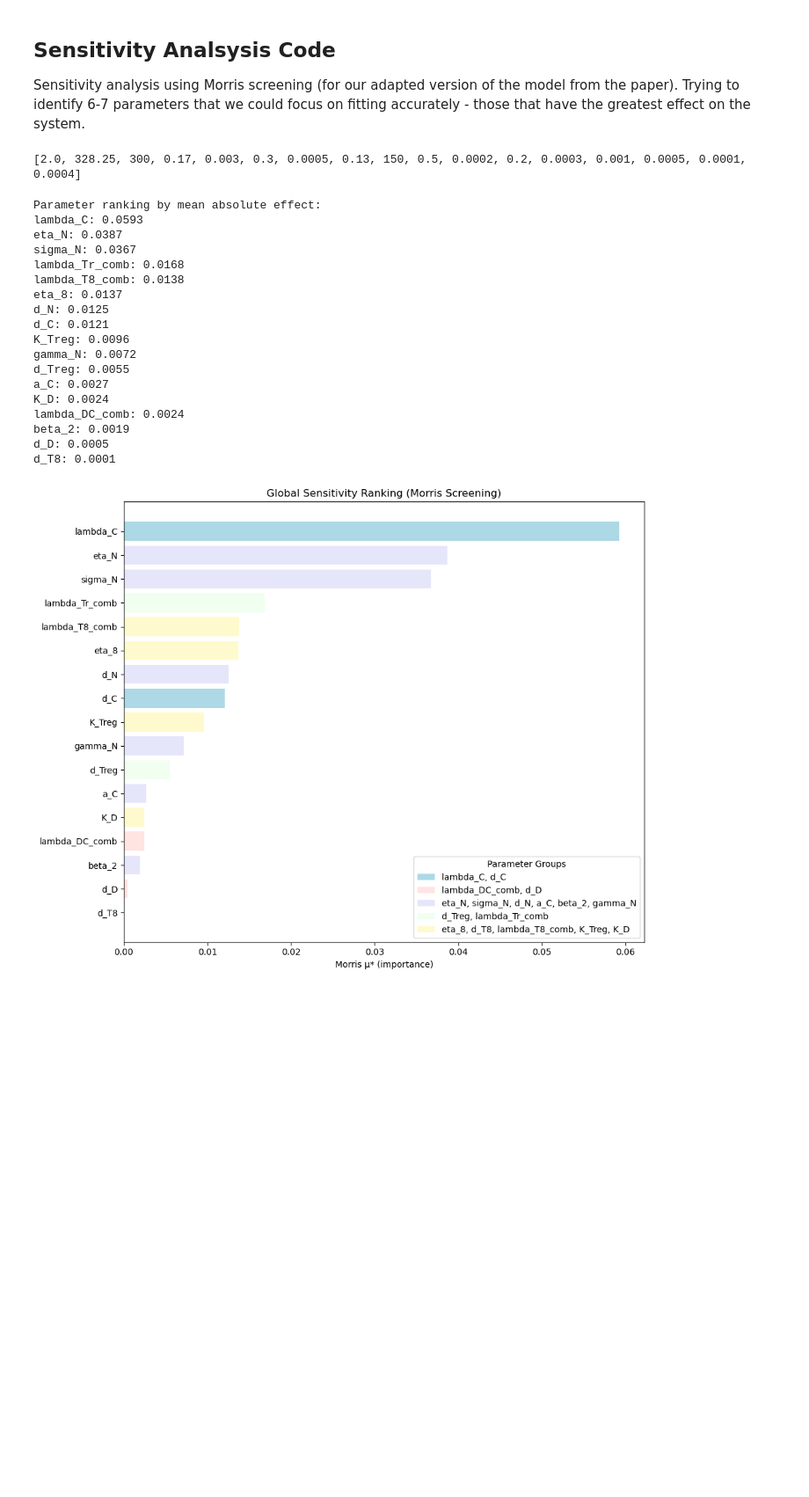
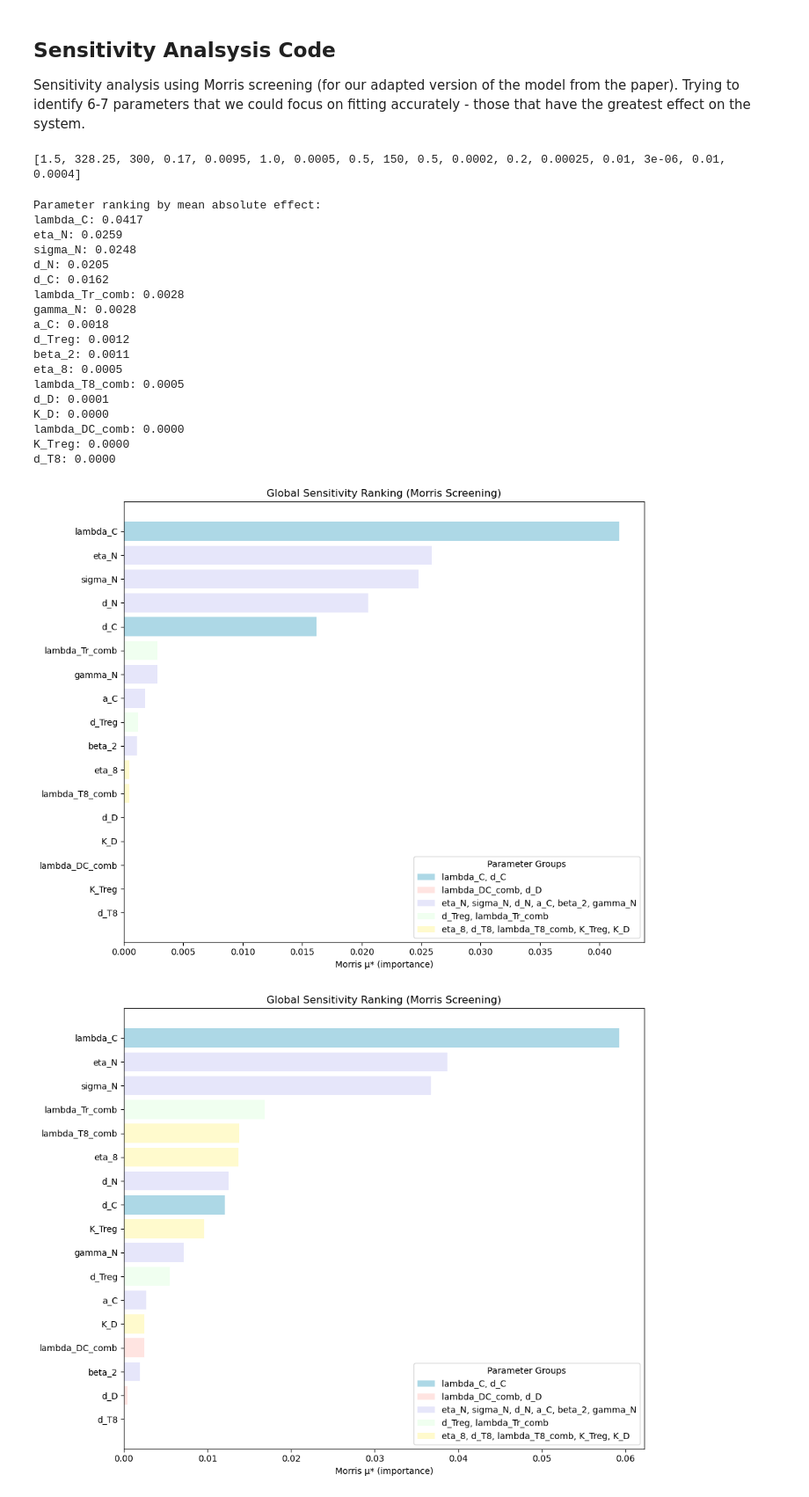
Before and after one commit to ZP-likes-coding/Cancer_immune_interaction, a Jupyter notebook: sensitivity_analysis_CANCER.ipynb, the cells around one changed output. Shown at 88% size. Drawn from its saved outputs; the diff is of its cells as text; code cells hidden in the pictures; blank space fills up the shorter version.

```diff
--- a/sensitivity_analysis_CANCER.ipynb
+++ b/sensitivity_analysis_CANCER.ipynb
@@ -70,6 +70,8 @@ baseline_params = {'lambda_C': 1.5, 'C_M': 0.8, 'eta_8': 328.25, 'eta_N': 300, '
 baseline_params = {'lambda_C': 2.0, 'C_M': 0.8, 'eta_8': 328.25, 'eta_N': 300, 'd_C': 0.17, 'lambda_DC_comb': 0.003, 'K_C': 0.4, 'd_D': 0.3, 'sigma_N': 0.0005, 'd_N': 0.13, 'gamma_N': 150, 'a_C': 0.5, 'beta_1': 0.4, 'beta_2': 0.0002, 'd_Tr': 0.2, 'lambda_Tr_comb': 0.0003, 'd_T8': 0.001, 'lambda_T8_comb': 0.0005, 'K_Tr': 0.0001, 'K_D': 0.0004, 'C_init': 0.8, 'D_init': 0.0, 'N_init': 0.0, 'Tr_init': 0.0, 'T8_init': 0.0}
 #T11 no t no mut
 baseline_params = {'lambda_C': 2.0, 'C_M': 0.8, 'eta_8': 328.25, 'eta_N': 300, 'd_C': 0.17, 'lambda_DC_comb': 0.0095, 'K_C': 0.4, 'd_D': 0.3, 'sigma_N': 0.0005, 'd_N': 0.13, 'gamma_N': 150, 'a_C': 0.5, 'beta_1': 0.4, 'beta_2': 0.0002, 'd_Tr': 0.2, 'lambda_Tr_comb': 0.00025, 'd_T8': 0.001, 'lambda_T8_comb': 3e-06, 'K_Tr': 0.0001, 'K_D': 0.0004, 'C_init': 0.8, 'D_init': 0.0, 'N_init': 0.0, 'Tr_init': 0.0, 'T8_init': 0.0}
+#KPB25L no t no mut
+baseline_params = {'lambda_C': 1.5, 'C_M': 0.8, 'eta_8': 328.25, 'eta_N': 300, 'd_C': 0.17, 'lambda_DC_comb': 0.0095, 'K_C': 0.4, 'd_D': 1.0, 'sigma_N': 0.0005, 'd_N': 0.5, 'gamma_N': 150, 'a_C': 0.5, 'beta_1': 0.4, 'beta_2': 0.0002, 'd_Tr': 0.2, 'lambda_Tr_comb': 0.00025, 'd_T8': 0.01, 'lambda_T8_comb': 3e-06, 'K_Tr': 0.01, 'K_D': 0.0004, 'C_init': 0.8, 'D_init': 0.0, 'N_init': 0.0, 'Tr_init': 0.0, 'T8_init': 0.0}
 pop_keys = ['C_M','K_C','beta_1','C_init','D_init','N_init','Tr_init','T8_init']
 for key in pop_keys:
     baseline_params.pop(key,None)
@@ -91,7 +93,7 @@ problem = {
 
 }
 # %% [output]
-[2.0, 328.25, 300, 0.17, 0.003, 0.3, 0.0005, 0.13, 150, 0.5, 0.0002, 0.2, 0.0003, 0.001, 0.0005, 0.0001, 0.0004]
+[1.5, 328.25, 300, 0.17, 0.0095, 1.0, 0.0005, 0.5, 150, 0.5, 0.0002, 0.2, 0.00025, 0.01, 3e-06, 0.01, 0.0004]
 # %%
 # morris screening
 # generating samples
@@ -125,23 +127,23 @@ for name, score in ranking:
     print(f"{name}: {score:.4f}")
 # %% [output]
 Parameter ranking by mean absolute effect:
-lambda_C: 0.0593
-eta_N: 0.0387
-sigma_N: 0.0367
-lambda_Tr_comb: 0.0168
-lambda_T8_comb: 0.0138
-eta_8: 0.0137
-d_N: 0.0125
-d_C: 0.0121
-K_Treg: 0.0096
-gamma_N: 0.0072
-d_Treg: 0.0055
-a_C: 0.0027
-K_D: 0.0024
-lambda_DC_comb: 0.0024
-beta_2: 0.0019
-d_D: 0.0005
-d_T8: 0.0001
+lambda_C: 0.0417
+eta_N: 0.0259
+sigma_N: 0.0248
+d_N: 0.0205
+d_C: 0.0162
+lambda_Tr_comb: 0.0028
+gamma_N: 0.0028
+a_C: 0.0018
+d_Treg: 0.0012
+beta_2: 0.0011
+eta_8: 0.0005
+lambda_T8_comb: 0.0005
+d_D: 0.0001
+K_D: 0.0000
+lambda_DC_comb: 0.0000
+K_Treg: 0.0000
+d_T8: 0.0000
 # %%
 import matplotlib.pyplot as plt
 import numpy as np
@@ -217,6 +219,11 @@ for p in [ "d_Treg", "lambda_Tr_comb"]:
 for p in ["eta_8", "d_T8", "lambda_T8_comb", "K_Treg", "K_D"]:
     color_map[p] = colE
 # any parameter not listed will default to grey
+# %%
+#KPB25L no ICI no mut
+plot_morris_sorted(problem, Si, color_map)
+# %% [output]
+[figure, added]
 # %%
 #T11 no ICI no mut
 plot_morris_sorted(problem, Si, color_map)
```
Also changed, not shown: 4 other files.
